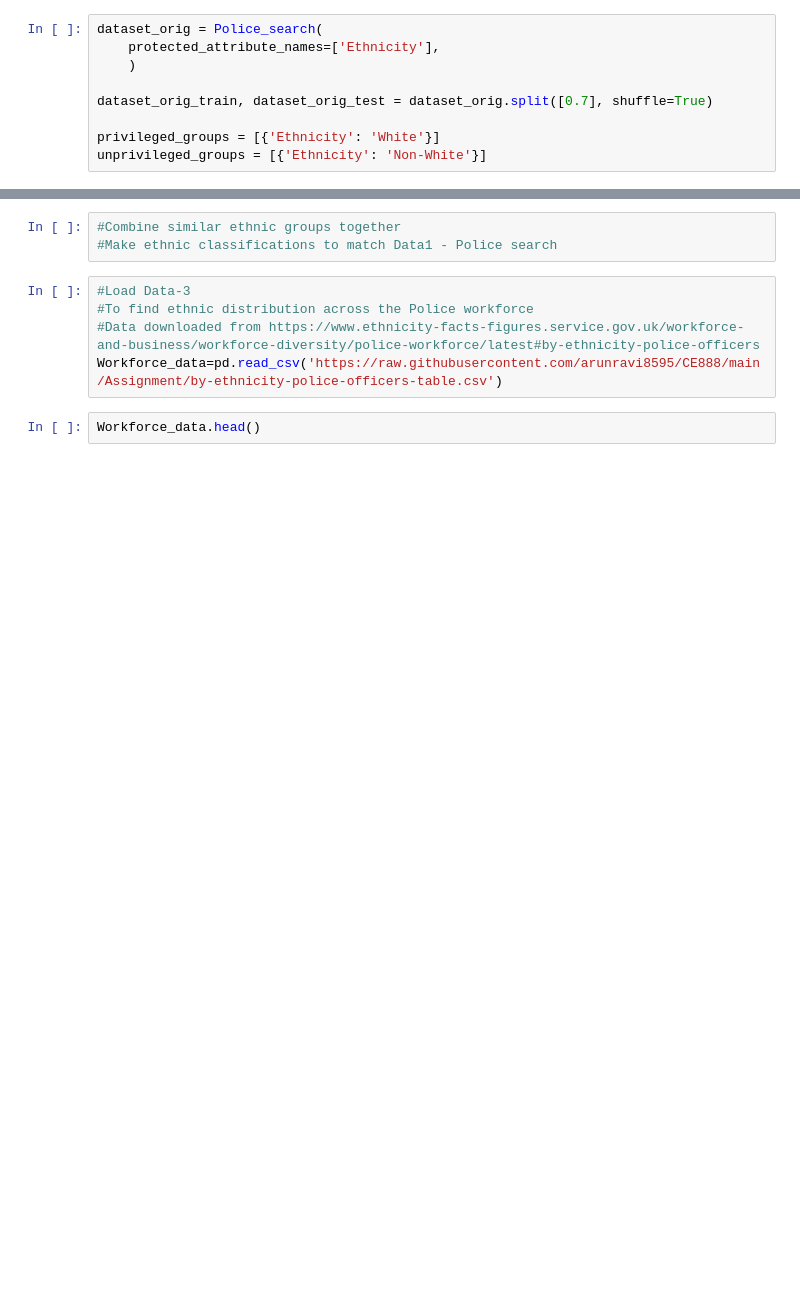
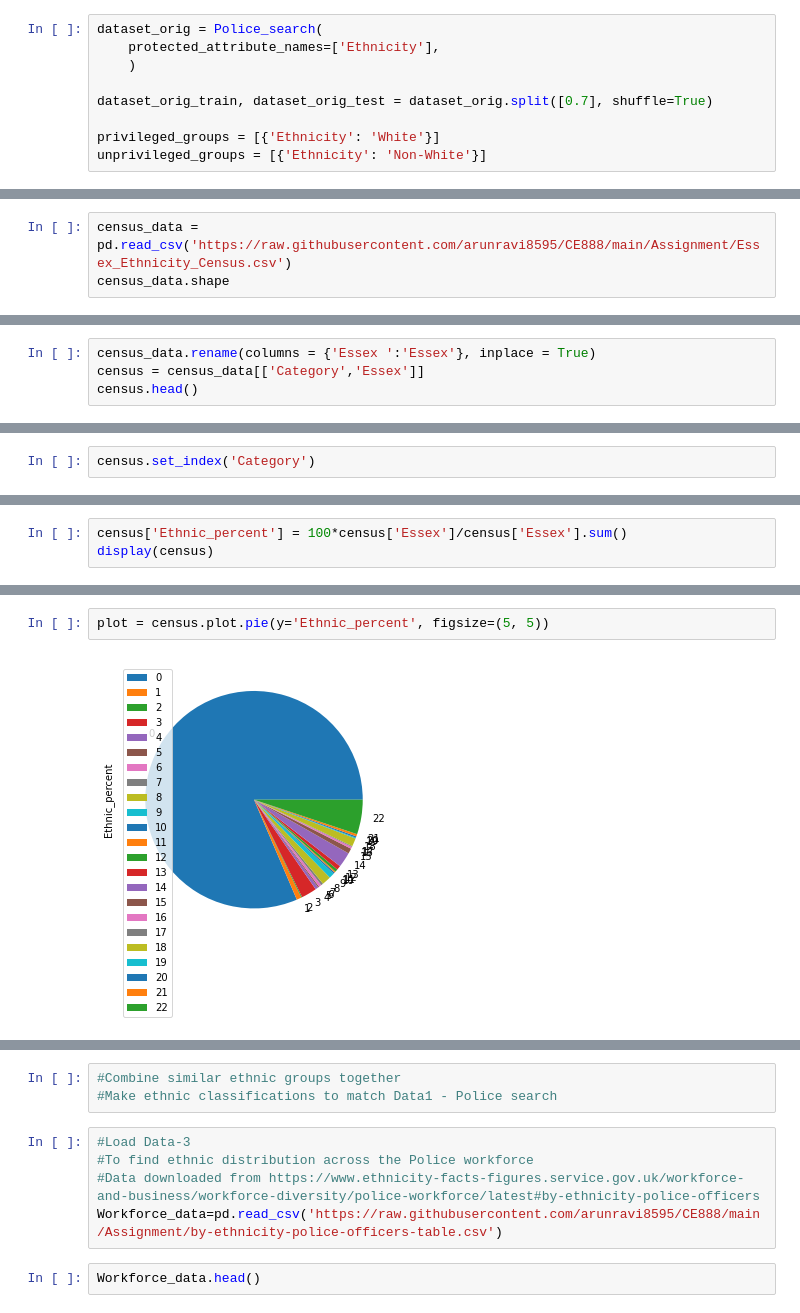
Before and after one commit to arunravi8595/Bias-detection, a Jupyter notebook: UK_police_bias.ipynb, the cells around one changed output, grey strips where cells are left out. Drawn from its saved outputs; the diff is of its cells as text; blank space fills up the shorter version.

```diff
--- a/UK_police_bias.ipynb
+++ b/UK_police_bias.ipynb
@@ -266,0 +263,3 @@ Census_data.shape
+# %%
+census_data = pd.read_csv('https://raw.githubusercontent.com/arunravi8595/CE888/main/Assignment/Essex_Ethnicity_Census.csv')
+census_data.shape
@@ -275,0 +317,4 @@ Census_data.head()
+# %%
+census_data.rename(columns = {'Essex ':'Essex'}, inplace = True)
+census = census_data[['Category','Essex']]
+census.head()
@@ -275,0 +328,2 @@ Census_data.head()
+# %%
+census.set_index('Category')
@@ -275,0 +355,3 @@ Census_data.head()
+# %%
+census['Ethnic_percent'] = 100*census['Essex']/census['Essex'].sum()
+display(census)
@@ -275,0 +381,4 @@ Census_data.head()
+# %%
+plot = census.plot.pie(y='Ethnic_percent', figsize=(5, 5))
+# %% [output]
+[figure, added]
```
Also changed, not shown: parts of 18 cells of this notebook.
